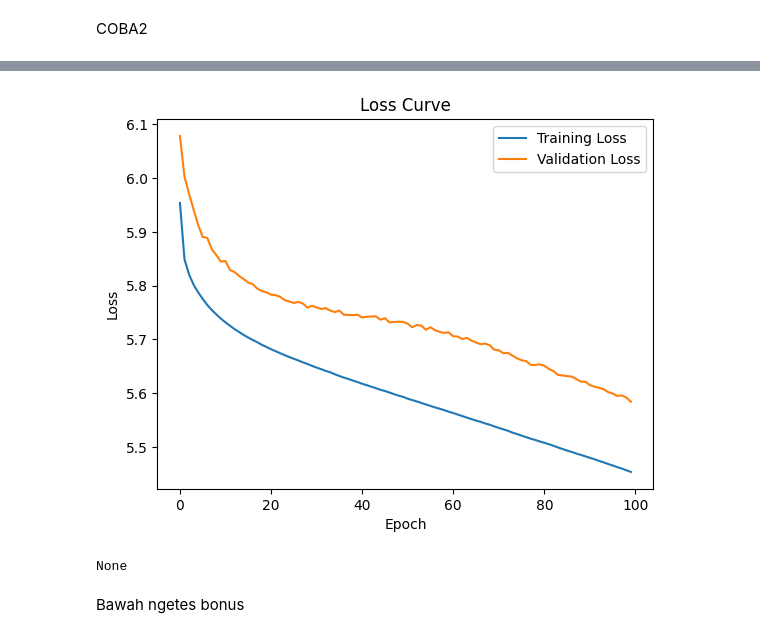
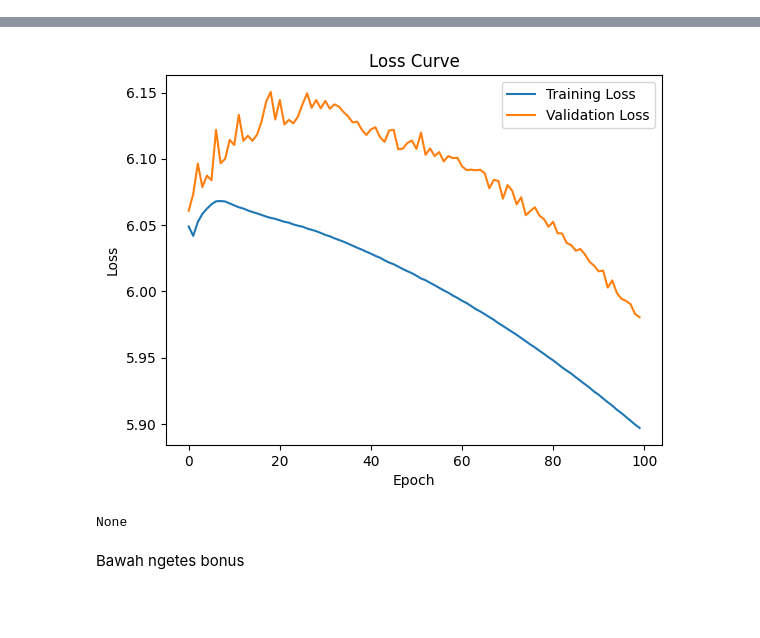
Before and after one commit to pandaandsushi/IF3270_Tubes1_FFNN, a Jupyter notebook: src/notebook.ipynb, the cells around one changed output, grey strips where cells are left out. Drawn from its saved outputs; the diff is of its cells as text; code cells hidden in the pictures; blank space fills up the shorter version.

```diff
--- a/src/notebook.ipynb
+++ b/src/notebook.ipynb
@@ -92,15 +92,17 @@ ffnn.score(X_test, y_test)
-# %% [markdown]
-COBA2
 # %%
+from importlib import reload
+import main  # Memastikan file 'main' diimpor
+reload(main)  # Memuat ulang file main.py
 from main import FFNN
 
 ffnn_model = FFNN(
     layers=[X_train.shape[1], 100, 100, 100, 100, 100, len(set(y_train))],  # Input, hidden 1, hidden 2, output
-    activation_functions=['elu', 'elu', 'elu', 'elu', 'elu', 'elu'],
+    activation_functions=['swish', 'swish', 'swish', 'swish', 'swish', 'swish'],
     loss_function='mse',
     weight_method='xavier',
     seed=42,
-    regularization="l2"
+    regularization="l2",
+    rms_norm=False
 )
 a = ffnn_model.train(X_train, y_train, X_test, y_test, epochs=100, learning_rate=0.001, batch_size=200)
 print(a)
@@ -125,4 +127,4 @@ Validation Loss: 5.5845
-[figure, old version]
+[figure, new version]
 None
 # %% [markdown]
 Bawah ngetes bonus
```
Also changed, not shown: parts of 5 cells of this notebook, 2 other files.
